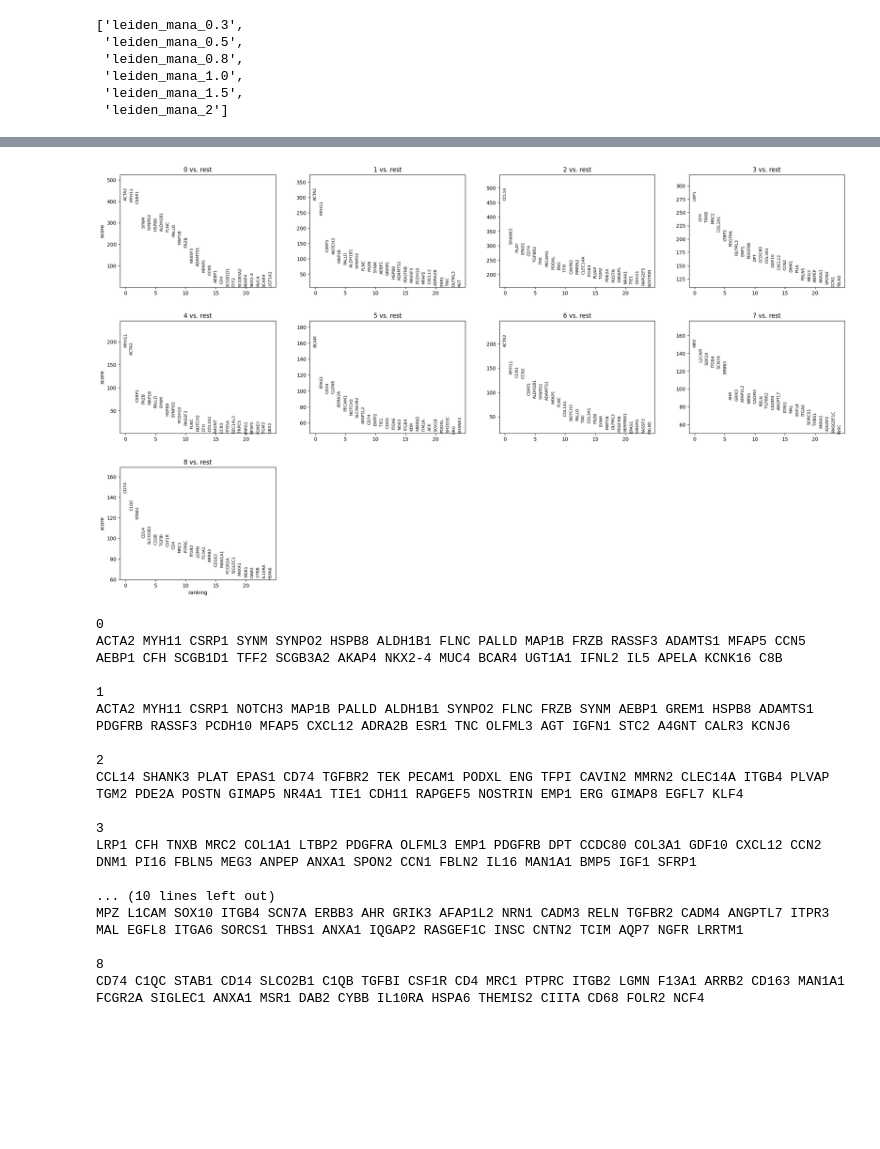
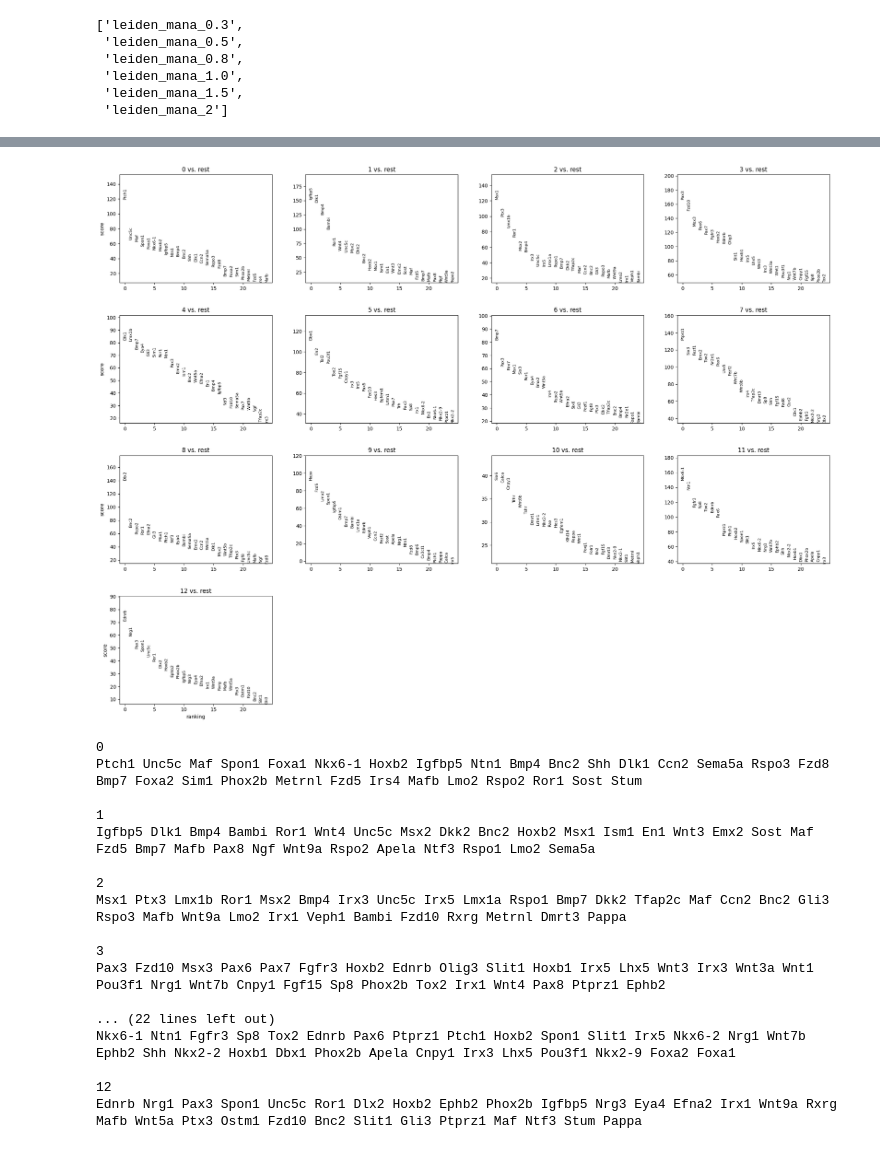
Before and after one commit to christoffermattssonlangseth/MouseDev-reanalysis, a Jupyter notebook: analysis/04-MANA.ipynb, the cells around one changed output, grey strips where cells are left out. Drawn from its saved outputs; the diff is of its cells as text; code cells hidden in the pictures; blank space fills up the shorter version.

```diff
--- a/analysis/04-MANA.ipynb
+++ b/analysis/04-MANA.ipynb
@@ -255,44 +260,46 @@ plot_spatial_compact_fast(
+# %%
+ad_sub.X = ad_sub.layers['normalized'].copy()
 # %%
 ad_sub.write('/Volumes/processing2/nature-dev-mouse-reanalysis/ad_all_processed_with_polygons_mana.h5ad')
 # %%
 import pandas as pd
-key = "leiden_mana_0.5"              # <-- change to your cluster column
+key = "leiden_mana_0.3"              # <-- change to your cluster column
 
 sc.tl.rank_genes_groups(
     ad_sub,
     groupby=key,
     reference="rest",             # each group vs all other cells
     method="t-test",
     pts=True,                     # add fraction expressing
 )
 sc.pl.rank_genes_groups(ad_sub, n_genes=25, sharey=False)
 
 marker_genes = pd.DataFrame({
     group: ad_sub.uns['rank_genes_groups']['names'][group][:30]
     for group in ad_sub.uns['rank_genes_groups']['names'].dtype.names
 })
 for col in marker_genes.columns:
     print(col)
     genes = marker_genes[col].tolist()
 
     print(" ".join(genes))
     print(' ')
 # %% [output]
-[figure, old version]
+[figure, new version]
 0
-ACTA2 MYH11 CSRP1 SYNM SYNPO2 HSPB8 ALDH1B1 FLNC PALLD MAP1B FRZB RASSF3 ADAMTS1 MFAP5 CCN5 AEBP1 CFH SCGB1D1 TFF2 SCGB3A2 AKAP4 NKX2-4 MUC4 BCAR4 UGT1A1 IFNL2 IL5 APELA KCNK16 C8B
+Ptch1 Unc5c Maf Spon1 Foxa1 Nkx6-1 Hoxb2 Igfbp5 Ntn1 Bmp4 Bnc2 Shh Dlk1 Ccn2 Sema5a Rspo3 Fzd8 Bmp7 Foxa2 Sim1 Phox2b Metrnl Fzd5 Irs4 Mafb Lmo2 Rspo2 Ror1 Sost Stum
 
 1
-ACTA2 MYH11 CSRP1 NOTCH3 MAP1B PALLD ALDH1B1 SYNPO2 FLNC FRZB SYNM AEBP1 GREM1 HSPB8 ADAMTS1 PDGFRB RASSF3 PCDH10 MFAP5 CXCL12 ADRA2B ESR1 TNC OLFML3 AGT IGFN1 STC2 A4GNT CALR3 KCNJ6
+Igfbp5 Dlk1 Bmp4 Bambi Ror1 Wnt4 Unc5c Msx2 Dkk2 Bnc2 Hoxb2 Msx1 Ism1 En1 Wnt3 Emx2 Sost Maf Fzd5 Bmp7 Mafb Pax8 Ngf Wnt9a Rspo2 Apela Ntf3 Rspo1 Lmo2 Sema5a
 
 2
-CCL14 SHANK3 PLAT EPAS1 CD74 TGFBR2 TEK PECAM1 PODXL ENG TFPI CAVIN2 MMRN2 CLEC14A ITGB4 PLVAP TGM2 PDE2A POSTN GIMAP5 NR4A1 TIE1 CDH11 RAPGEF5 NOSTRIN EMP1 ERG GIMAP8 EGFL7 KLF4
+Msx1 Ptx3 Lmx1b Ror1 Msx2 Bmp4 Irx3 Unc5c Irx5 Lmx1a Rspo1 Bmp7 Dkk2 Tfap2c Maf Ccn2 Bnc2 Gli3 Rspo3 Mafb Wnt9a Lmo2 Irx1 Veph1 Bambi Fzd10 Rxrg Metrnl Dmrt3 Pappa
 
 3
-LRP1 CFH TNXB MRC2 COL1A1 LTBP2 PDGFRA OLFML3 EMP1 PDGFRB DPT CCDC80 COL3A1 GDF10 CXCL12 CCN2 DNM1 PI16 FBLN5 MEG3 ANPEP ANXA1 SPON2 CCN1 FBLN2 IL16 MAN1A1 BMP5 IGF1 SFRP1
+Pax3 Fzd10 Msx3 Pax6 Pax7 Fgfr3 Hoxb2 Ednrb Olig3 Slit1 Hoxb1 Irx5 Lhx5 Wnt3 Irx3 Wnt3a Wnt1 Pou3f1 Nrg1 Wnt7b Cnpy1 Fgf15 Sp8 Phox2b Tox2 Irx1 Wnt4 Pax8 Ptprz1 Ephb2
 
-... (10 lines left out)
-MPZ L1CAM SOX10 ITGB4 SCN7A ERBB3 AHR GRIK3 AFAP1L2 NRN1 CADM3 RELN TGFBR2 CADM4 ANGPTL7 ITPR3 MAL EGFL8 ITGA6 SORCS1 THBS1 ANXA1 IQGAP2 RASGEF1C INSC CNTN2 TCIM AQP7 NGFR LRRTM1
+... (22 lines left out)
+Nkx6-1 Ntn1 Fgfr3 Sp8 Tox2 Ednrb Pax6 Ptprz1 Ptch1 Hoxb2 Spon1 Slit1 Irx5 Nkx6-2 Nrg1 Wnt7b Ephb2 Shh Nkx2-2 Hoxb1 Dbx1 Phox2b Apela Cnpy1 Irx3 Lhx5 Pou3f1 Nkx2-9 Foxa2 Foxa1
 
-8
-CD74 C1QC STAB1 CD14 SLCO2B1 C1QB TGFBI CSF1R CD4 MRC1 PTPRC ITGB2 LGMN F13A1 ARRB2 CD163 MAN1A1 FCGR2A SIGLEC1 ANXA1 MSR1 DAB2 CYBB IL10RA HSPA6 THEMIS2 CIITA CD68 FOLR2 NCF4
+12
+Ednrb Nrg1 Pax3 Spon1 Unc5c Ror1 Dlx2 Hoxb2 Ephb2 Phox2b Igfbp5 Nrg3 Eya4 Efna2 Irx1 Wnt9a Rxrg Mafb Wnt5a Ptx3 Ostm1 Fzd10 Bnc2 Slit1 Gli3 Ptprz1 Maf Ntf3 Stum Pappa
```
Also changed, not shown: parts of 4 cells of this notebook.
